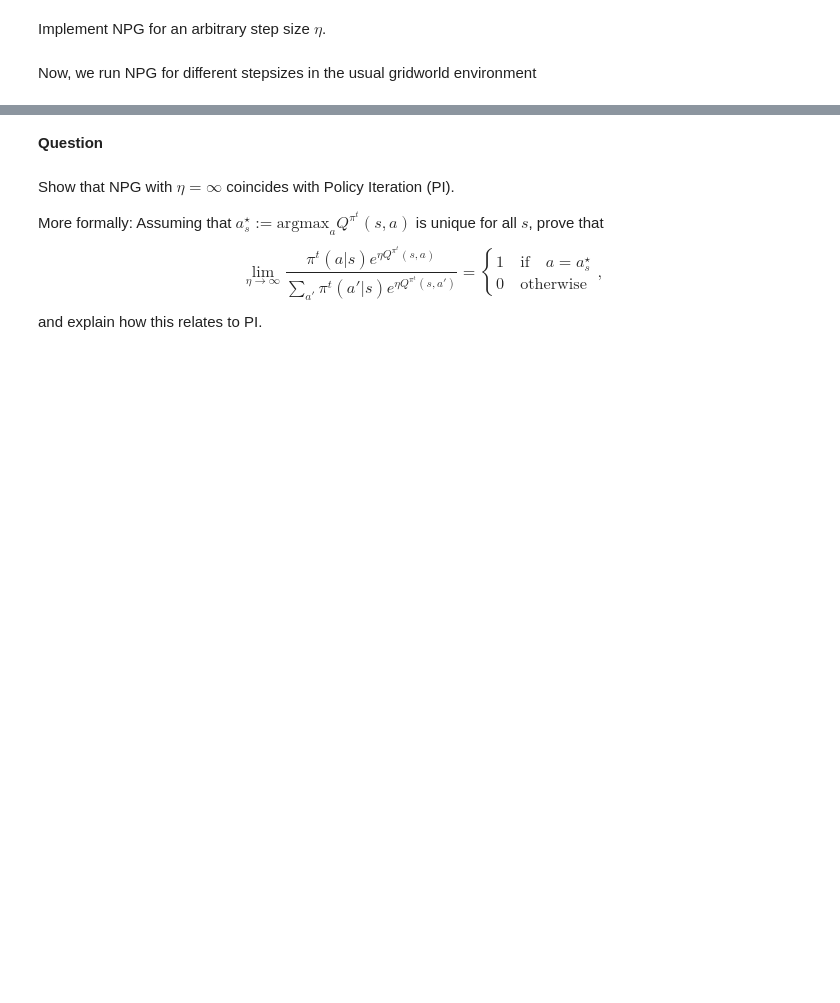
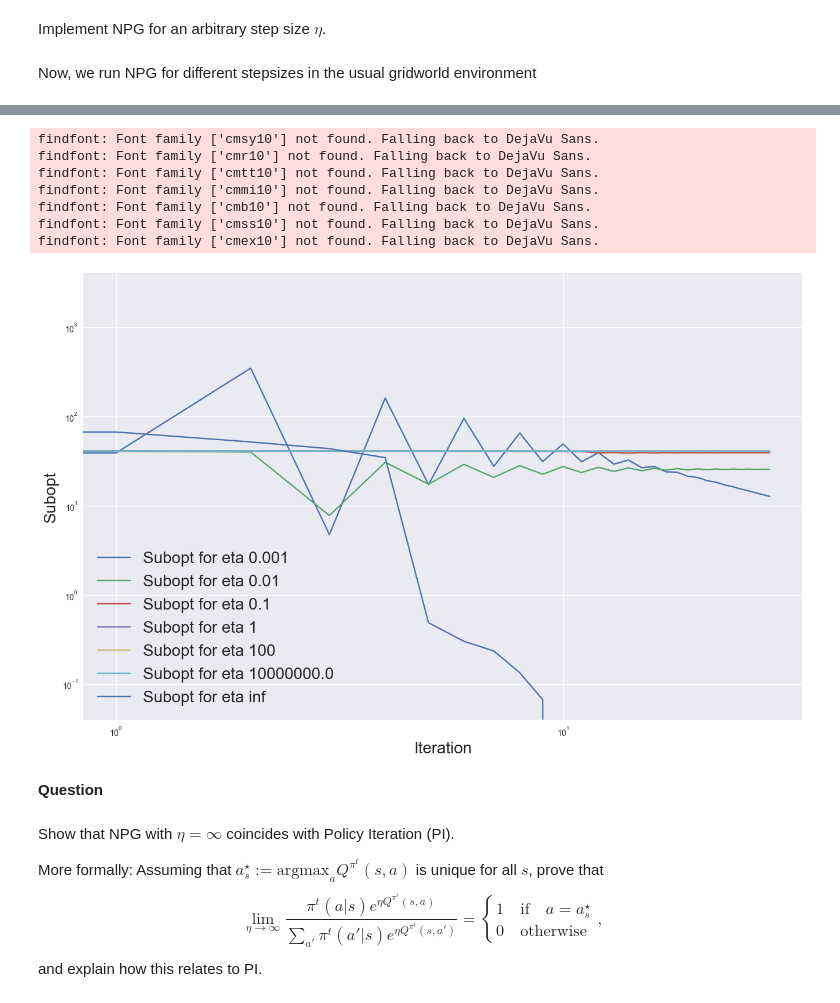
Before and after one commit to aristo6253/EE-568-Reinforcement-Learning, a Jupyter notebook: Assignment3/Assignment.ipynb, the cells around one changed output, grey strips where cells are left out. Saved outputs shown, nothing was run; the diff lists cells and outputs as text; code cells hidden in the pictures; blank space fills up the shorter version.

```diff
--- a/Assignment3/Assignment.ipynb
+++ b/Assignment3/Assignment.ipynb
@@ -127,8 +196,11 @@ def npg_update(q, eta, old_policy):
     """
     policy = np.zeros_like(q)
     for s in range(q.shape[0]):
-        policy[s] = ??? # TODO (unnormalized update)
-        policy[s] = ??? # TODO: normalize
+        # print(f"{q[s] = }")
+        # print(f"{eta * q[s] = }")
+        # print(f"{old_policy[s] = } \n{np.exp(eta * q[s]) = }")
+        policy[s] = old_policy[s] * np.exp(eta * q[s])  # TODO (unnormalized update)
+        policy[s] = policy[s] / np.sum(old_policy[s] + 1e-10) # TODO: normalize
     return policy
 
 def get_greedy_policy(q):
@@ -180,7 +263,16 @@ solver = MDPsolver(gridworld)
 solver.value_iteration()
 # %%
 # TODO: if this plot appears with a too large legend, rerun this line once more
-plot_log_lines([np.array([mu.dot(solver.v - v) for v in v_different_etas[i]]) for i, _ in enumerate(etas)], [f"Subopt for eta {eta}" for eta in etas], ["Iteration", "Subopt"], "figs", "NPG.pdf", show = True)
+plot_log_lines([np.array([np.abs(mu.dot(solver.v - v)) for v in v_different_etas[i]]) for i, _ in enumerate(etas)], [f"Subopt for eta {eta}" for eta in etas], ["Iteration", "Subopt"], "figs", "NPG.pdf", show = True)
+# %% [output]
+findfont: Font family ['cmsy10'] not found. Falling back to DejaVu Sans.
+findfont: Font family ['cmr10'] not found. Falling back to DejaVu Sans.
+findfont: Font family ['cmtt10'] not found. Falling back to DejaVu Sans.
+findfont: Font family ['cmmi10'] not found. Falling back to DejaVu Sans.
+findfont: Font family ['cmb10'] not found. Falling back to DejaVu Sans.
+findfont: Font family ['cmss10'] not found. Falling back to DejaVu Sans.
+findfont: Font family ['cmex10'] not found. Falling back to DejaVu Sans.
+[figure, added]
 # %% [markdown]
 **Question**
 # %% [markdown]
```
Also changed, not shown: parts of 38 cells of this notebook.
